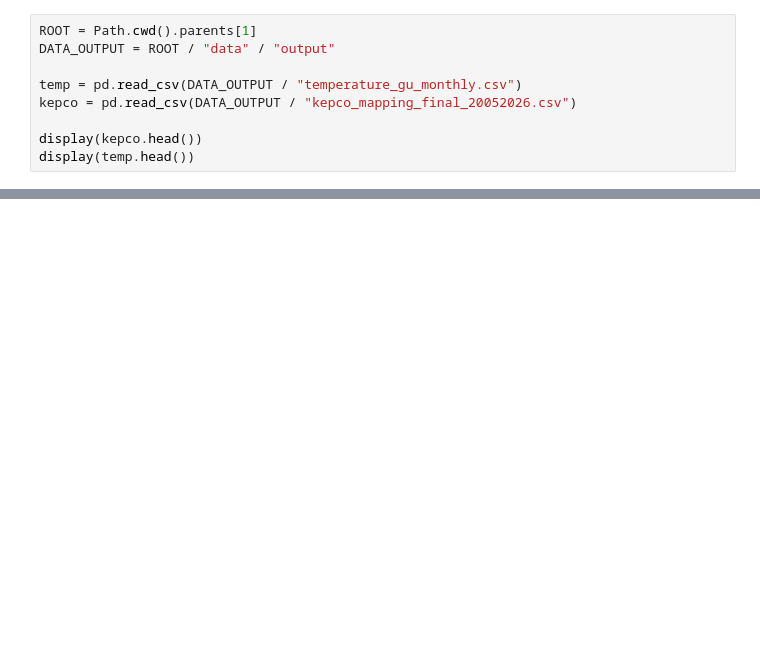
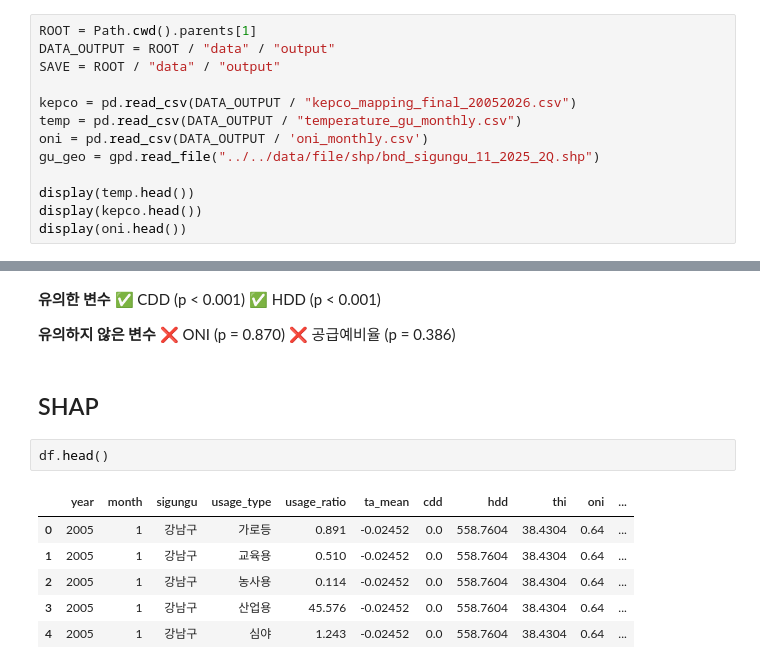
Before and after one commit to JINA1003/SmartCity, a Jupyter notebook: python/notebook/eda_temp.ipynb, the cells around one changed output, grey strips where cells are left out. Saved outputs shown, nothing was run; the diff lists cells and outputs as text; blank space fills up the shorter version.

```diff
--- a/python/notebook/eda_temp.ipynb
+++ b/python/notebook/eda_temp.ipynb
@@ -13,10 +52,14 @@ from pathlib import Path
 # %%
 ROOT = Path.cwd().parents[1]
 DATA_OUTPUT = ROOT / "data" / "output"
+SAVE = ROOT / "data" / "output"
 
+kepco = pd.read_csv(DATA_OUTPUT / "kepco_mapping_final_20052026.csv")
 temp = pd.read_csv(DATA_OUTPUT / "temperature_gu_monthly.csv")
-kepco = pd.read_csv(DATA_OUTPUT / "kepco_mapping_final_20052026.csv")
+oni = pd.read_csv(DATA_OUTPUT / 'oni_monthly.csv')
+gu_geo = gpd.read_file("../../data/file/shp/bnd_sigungu_11_2025_2Q.shp")
 
+display(temp.head())
 display(kepco.head())
-display(temp.head())
+display(oni.head())
 # %% [output]
@@ -38,0 +2162,19 @@ np.int64(0)
+# %% [markdown]
+**유의한 변수**
+✅ CDD (p < 0.001)
+✅ HDD (p < 0.001)
+
+**유의하지 않은 변수**
+❌ ONI (p = 0.870)
+❌ 공급예비율 (p = 0.386)
+# %% [markdown]
+## SHAP
+# %%
+df.head()
+# %% [output]
+|  | year | month | sigungu | usage_type | usage_ratio | ta_mean | cdd | hdd | thi | oni | ... |
+| 0 | 2005 | 1 | 강남구 | 가로등 | 0.891 | -0.02452 | 0.0 | 558.7604 | 38.4304 | 0.64 | ... |
+| 1 | 2005 | 1 | 강남구 | 교육용 | 0.510 | -0.02452 | 0.0 | 558.7604 | 38.4304 | 0.64 | ... |
+| 2 | 2005 | 1 | 강남구 | 농사용 | 0.114 | -0.02452 | 0.0 | 558.7604 | 38.4304 | 0.64 | ... |
+| 3 | 2005 | 1 | 강남구 | 산업용 | 45.576 | -0.02452 | 0.0 | 558.7604 | 38.4304 | 0.64 | ... |
+| 4 | 2005 | 1 | 강남구 | 심야 | 1.243 | -0.02452 | 0.0 | 558.7604 | 38.4304 | 0.64 | ... |
```
Also changed, not shown: parts of 39 cells of this notebook, 1 other file.
